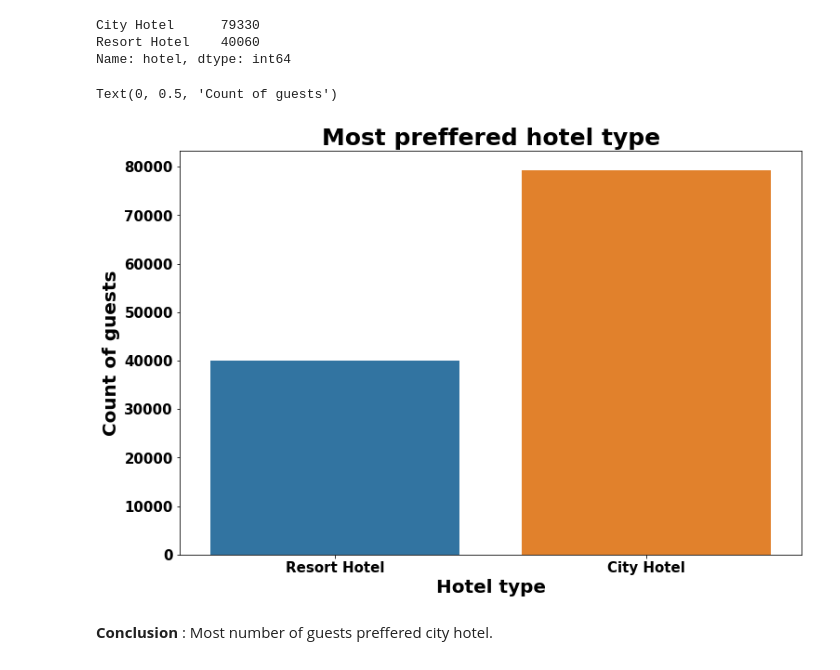
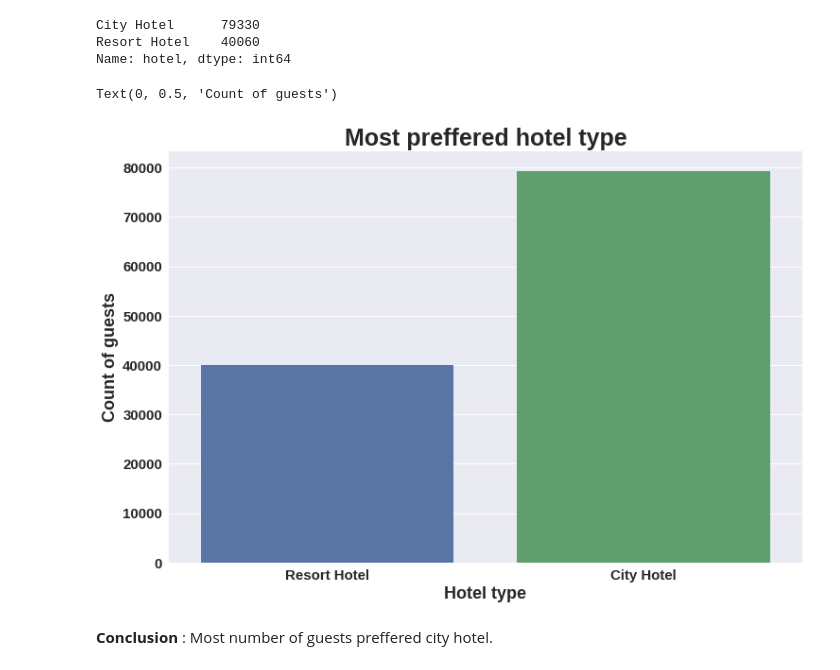
Before and after one commit to priyabodke41/Hotel-booking-analysis, a Jupyter notebook: Hotel_Booking_Analysis_Capstone_Project.ipynb, the cells around one changed output. Cells and saved outputs as stored; diff of their text form; code cells hidden in the pictures.

```diff
--- a/Hotel_Booking_Analysis_Capstone_Project.ipynb
+++ b/Hotel_Booking_Analysis_Capstone_Project.ipynb
@@ -14,7 +14,8 @@ import matplotlib.pyplot as plt
 %matplotlib inline
 import seaborn as sns
 # %%
-plt.rcParams['axes.titlesize']=25
+plt.style.use('seaborn')
+plt.rcParams['axes.titlesize']=35
 plt.rcParams['axes.titleweight']='bold'
 plt.rcParams['xtick.labelsize']=15
 plt.rcParams['ytick.labelsize']=15
@@ -209,12 +210,12 @@ Name: hotel, dtype: int64
 # %%
 plt.figure(figsize=(12,8))
 hoteltype=sns.countplot(hoteldf.hotel)
-hoteltype.set_title('Most preffered hotel type')
-hoteltype.set_xlabel('Hotel type')
-hoteltype.set_ylabel('Count of guests')
+hoteltype.set_title('Most preffered hotel type',fontsize=25)
+hoteltype.set_xlabel('Hotel type',fontsize=18)
+hoteltype.set_ylabel('Count of guests',fontsize=18)
 # %% [output]
 Text(0, 0.5, 'Count of guests')
-[figure, old version]
+[figure, new version]
 # %% [markdown]
 **Conclusion** : Most number of guests preffered city hotel.
 # %% [markdown]
```
Also changed, not shown: parts of 17 cells of this notebook.
